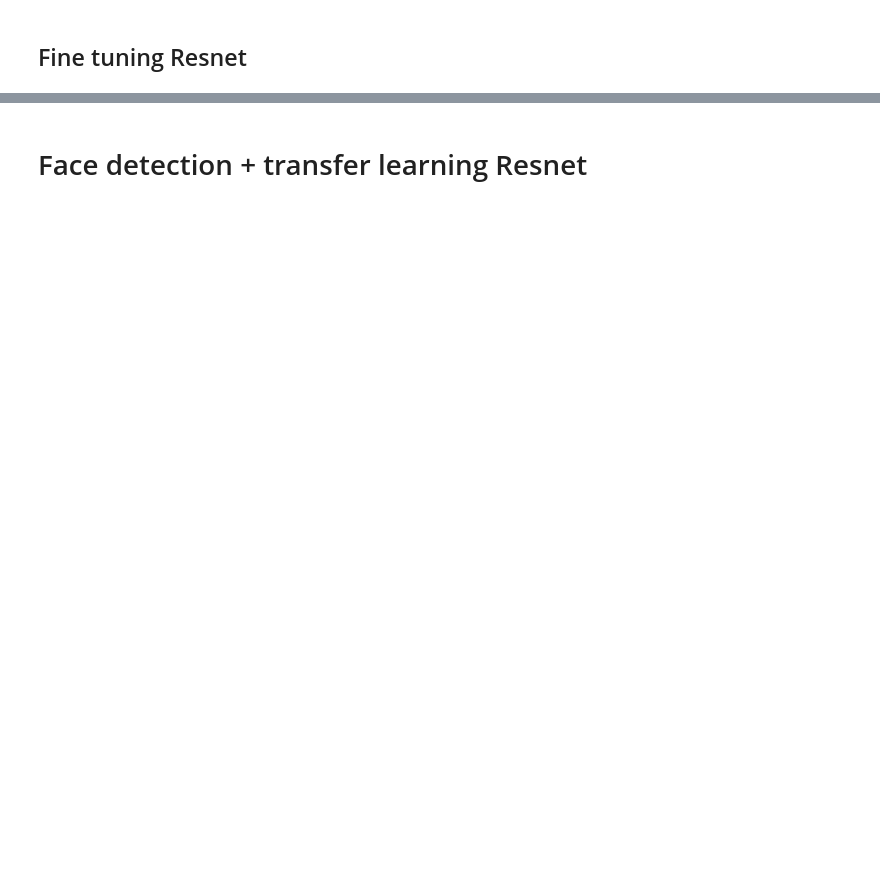
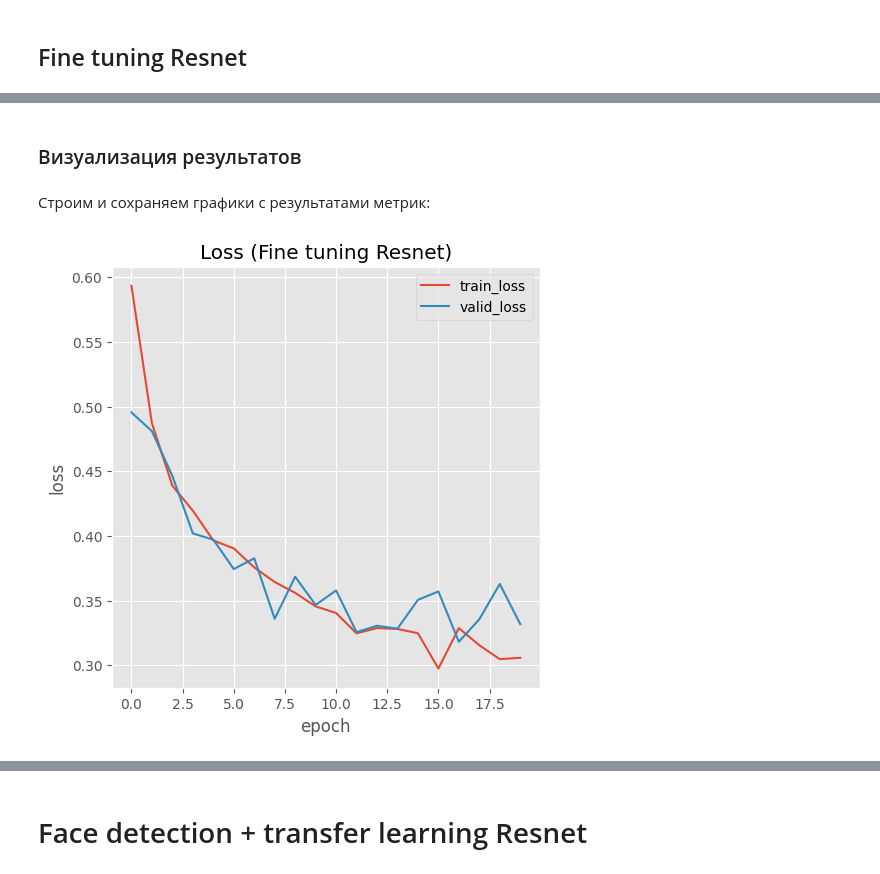
Before and after one commit to wizard339/education, a Jupyter notebook: misis/cv/cv_project.ipynb, the cells around one changed output, grey strips where cells are left out. Drawn from its saved outputs; the diff is of its cells as text; code cells hidden in the pictures; blank space fills up the shorter version.

```diff
--- a/misis/cv/cv_project.ipynb
+++ b/misis/cv/cv_project.ipynb
@@ -576,0 +504,18 @@ optimizer = optim.SGD(model.fc.parameters(), lr=0.001, momentum=0.9)
+# %%
+# инициализируем предобученную модель Resnet для последующего переноса обучения
+model = models.resnet18(weights=torchvision.models.resnet.ResNet18_Weights)
+
+# создадим переменную, в которую запишем количество входных признаков для последнего слоя
+# модели, являющегося итоговым классификатором (classification head модели)
+number_of_features = model.fc.in_features
+
+# производим замену classification head и указываем необходимое количество выходных классов
+model.fc = nn.Linear(number_of_features, len(label_map))
+
+# отправляем модель на устройство (в нашем случае GPU)
+model = model.to(device)
+
+# инициализируем функцию потерь
+loss_fn = nn.CrossEntropyLoss()
+
+optimizer = optim.AdamW(model.fc.parameters(), lr=0.001)
@@ -576,0 +524,10 @@ optimizer = optim.SGD(model.fc.parameters(), lr=0.001, momentum=0.9)
+# %%
+num_of_epochs = 20
+
+writer = MyLogWriter()
+
+for epoch_n in range(num_of_epochs):
+    train_loop(train_dataloader, model, loss_fn, optimizer, num_of_epochs, device, writer)
+    valid_loop(valid_dataloader, model, loss_fn, num_of_epochs, device, writer)
+
+print("Done!")
@@ -576,0 +560,17 @@ optimizer = optim.SGD(model.fc.parameters(), lr=0.001, momentum=0.9)
+# %% [markdown]
+### Визуализация результатов
+# %% [markdown]
+Строим и сохраняем графики с результатами метрик:
+# %%
+loss_plotter = MyPlotter('./results/loss', writer)
+
+loss_plotter.plot_graph(
+    xlabel='epoch',
+    ylabel='loss',
+    labels=['train_loss', 'valid_loss'],
+    title='Loss (Fine tuning Resnet)',
+    figsize=(5, 5),
+    save=True
+)
+# %% [output]
+[figure, added]
```
Also changed, not shown: parts of 79 cells of this notebook.
